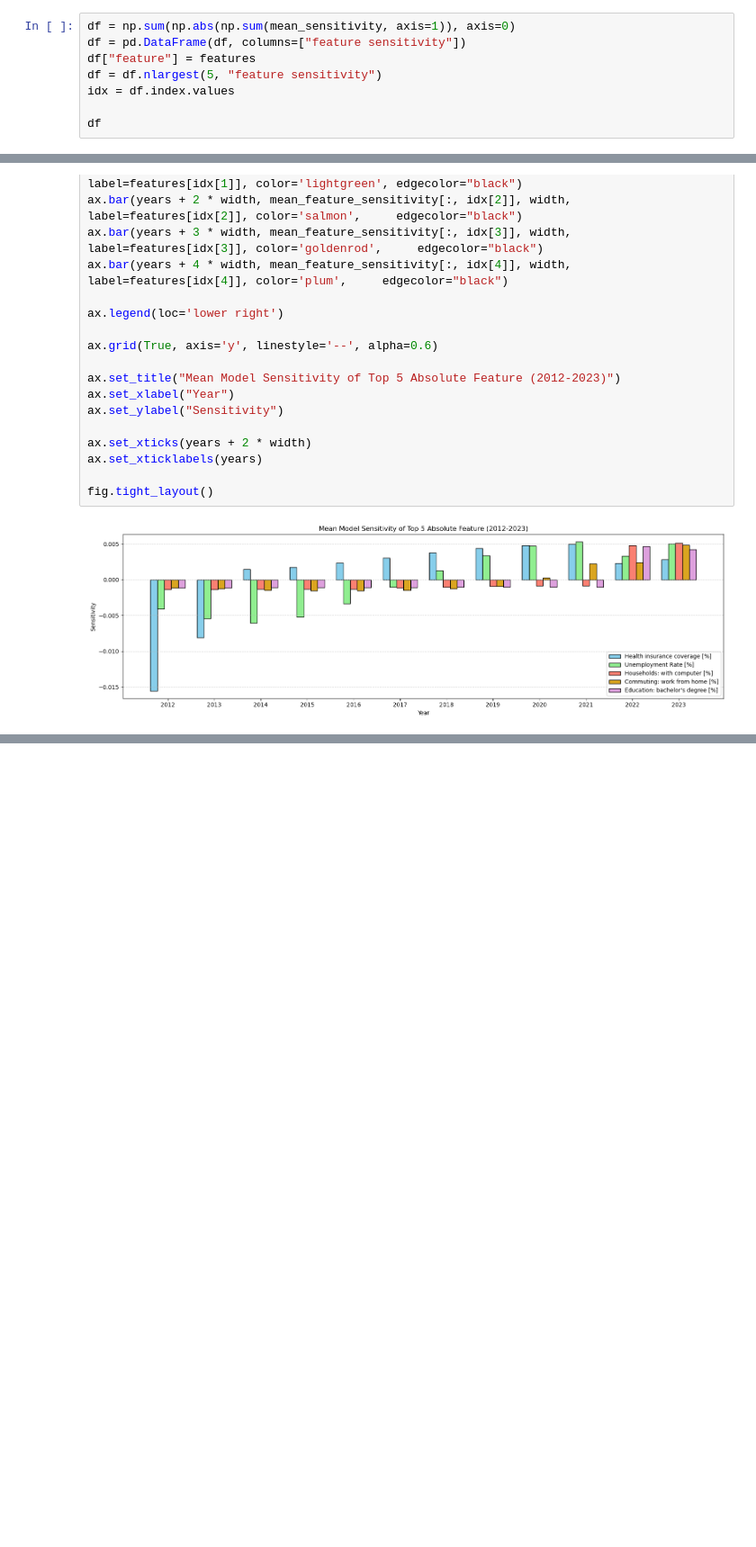
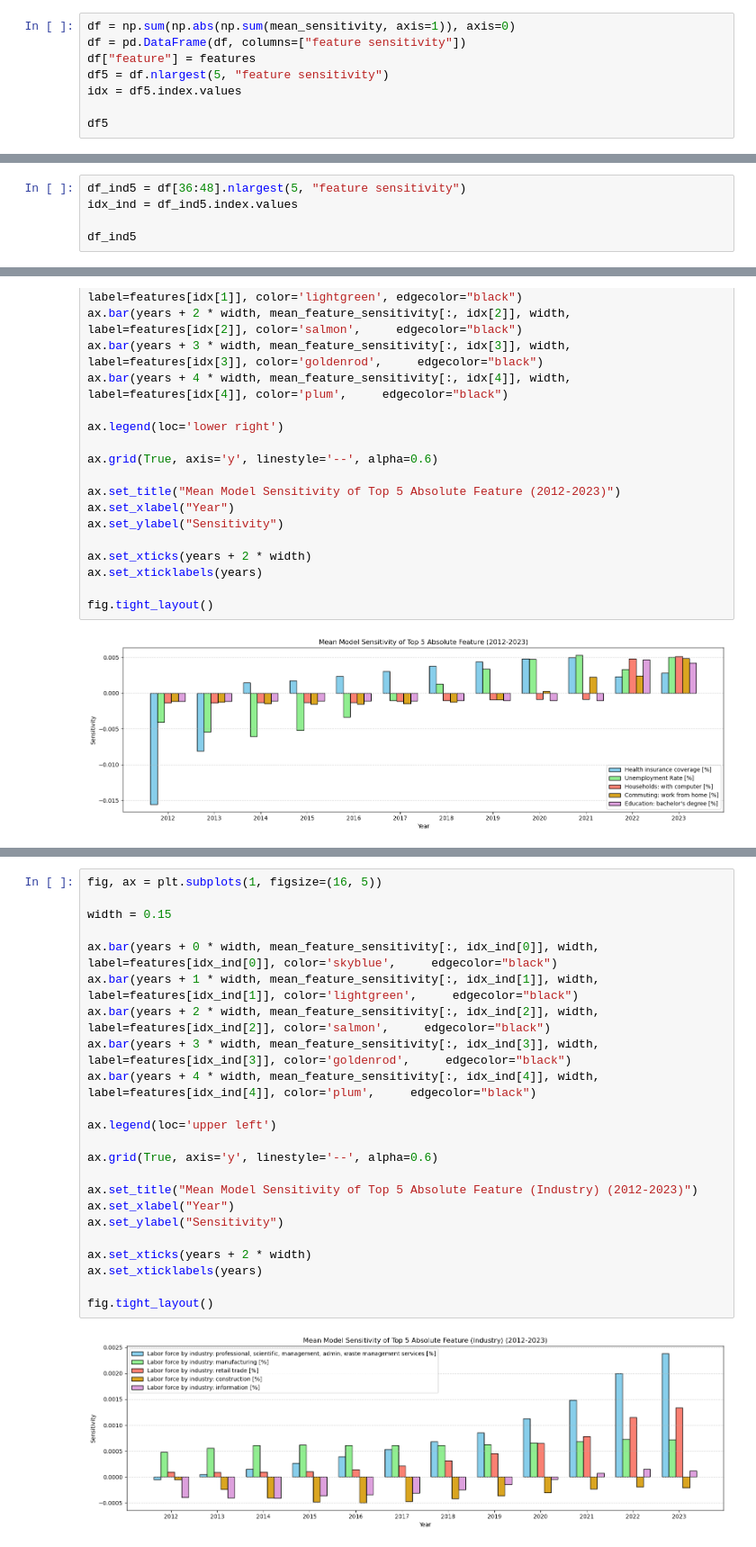
Before and after one commit to simon-0006/Data-Science-GESS---Group-Project, a Jupyter notebook: US_0/Analyse/Code/model_sensitivity.ipynb, the cells around one changed output, grey strips where cells are left out. Shown at 90% size. Cells and saved outputs as stored; diff of their text form; blank space fills up the shorter version.

```diff
--- a/US_0/Analyse/Code/model_sensitivity.ipynb
+++ b/US_0/Analyse/Code/model_sensitivity.ipynb
@@ -171,10 +171,10 @@ norm_mean_window_sensitivity.shape
 df = np.sum(np.abs(np.sum(mean_sensitivity, axis=1)), axis=0)
 df = pd.DataFrame(df, columns=["feature sensitivity"])
 df["feature"] = features
-df = df.nlargest(5, "feature sensitivity")
-idx = df.index.values
+df5 = df.nlargest(5, "feature sensitivity")
+idx = df5.index.values
 
-df
+df5
 # %% [output]
 |  | feature sensitivity | feature |
 | 27 | 0.055284 | Health insurance coverage [%] |
@@ -182,3 +182,8 @@ df
 | 34 | 0.021515 | Households: with computer [%] |
 | 12 | 0.020365 | Commuting: work from home [%] |
 | 16 | 0.019635 | Education: bachelor's degree [%] |
+# %%
+df_ind5 = df[36:48].nlargest(5, "feature sensitivity")
+idx_ind = df_ind5.index.values
+
+df_ind5
@@ -258,0 +295,25 @@ fig.tight_layout()
+# %%
+fig, ax = plt.subplots(1, figsize=(16, 5))
+
+width = 0.15
+
+ax.bar(years + 0 * width, mean_feature_sensitivity[:, idx_ind[0]], width, label=features[idx_ind[0]], color='skyblue',     edgecolor="black")
+ax.bar(years + 1 * width, mean_feature_sensitivity[:, idx_ind[1]], width, label=features[idx_ind[1]], color='lightgreen',     edgecolor="black")
+ax.bar(years + 2 * width, mean_feature_sensitivity[:, idx_ind[2]], width, label=features[idx_ind[2]], color='salmon',     edgecolor="black")
+ax.bar(years + 3 * width, mean_feature_sensitivity[:, idx_ind[3]], width, label=features[idx_ind[3]], color='goldenrod',     edgecolor="black")
+ax.bar(years + 4 * width, mean_feature_sensitivity[:, idx_ind[4]], width, label=features[idx_ind[4]], color='plum',     edgecolor="black")
+
+ax.legend(loc='upper left')
+
+ax.grid(True, axis='y', linestyle='--', alpha=0.6)
+
+ax.set_title("Mean Model Sensitivity of Top 5 Absolute Feature (Industry) (2012-2023)")
+ax.set_xlabel("Year")
+ax.set_ylabel("Sensitivity")
+
+ax.set_xticks(years + 2 * width)
+ax.set_xticklabels(years)
+
+fig.tight_layout()
+# %% [output]
+[figure, added]
```
Also changed, not shown: parts of 3 cells of this notebook, 2 other files.
